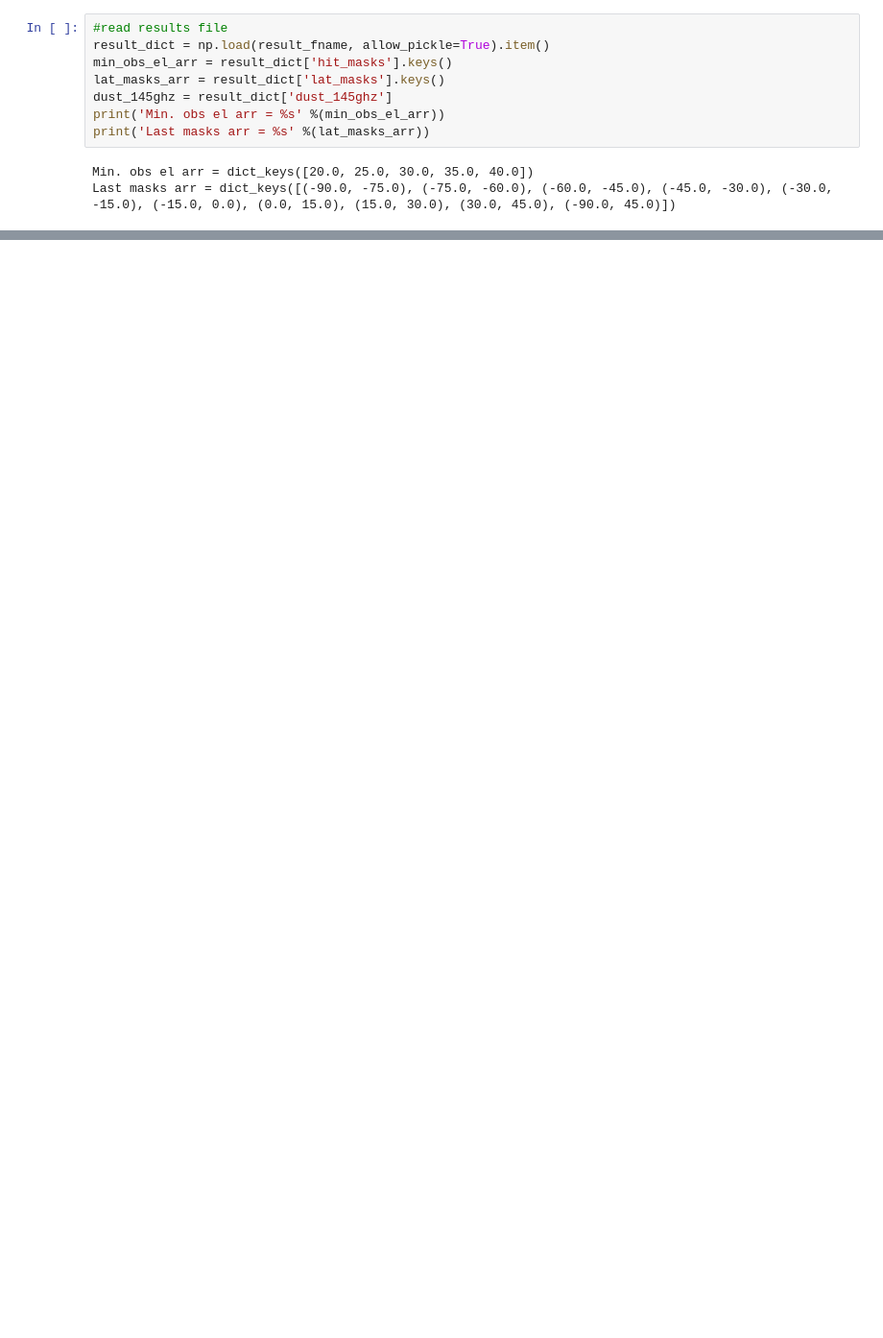
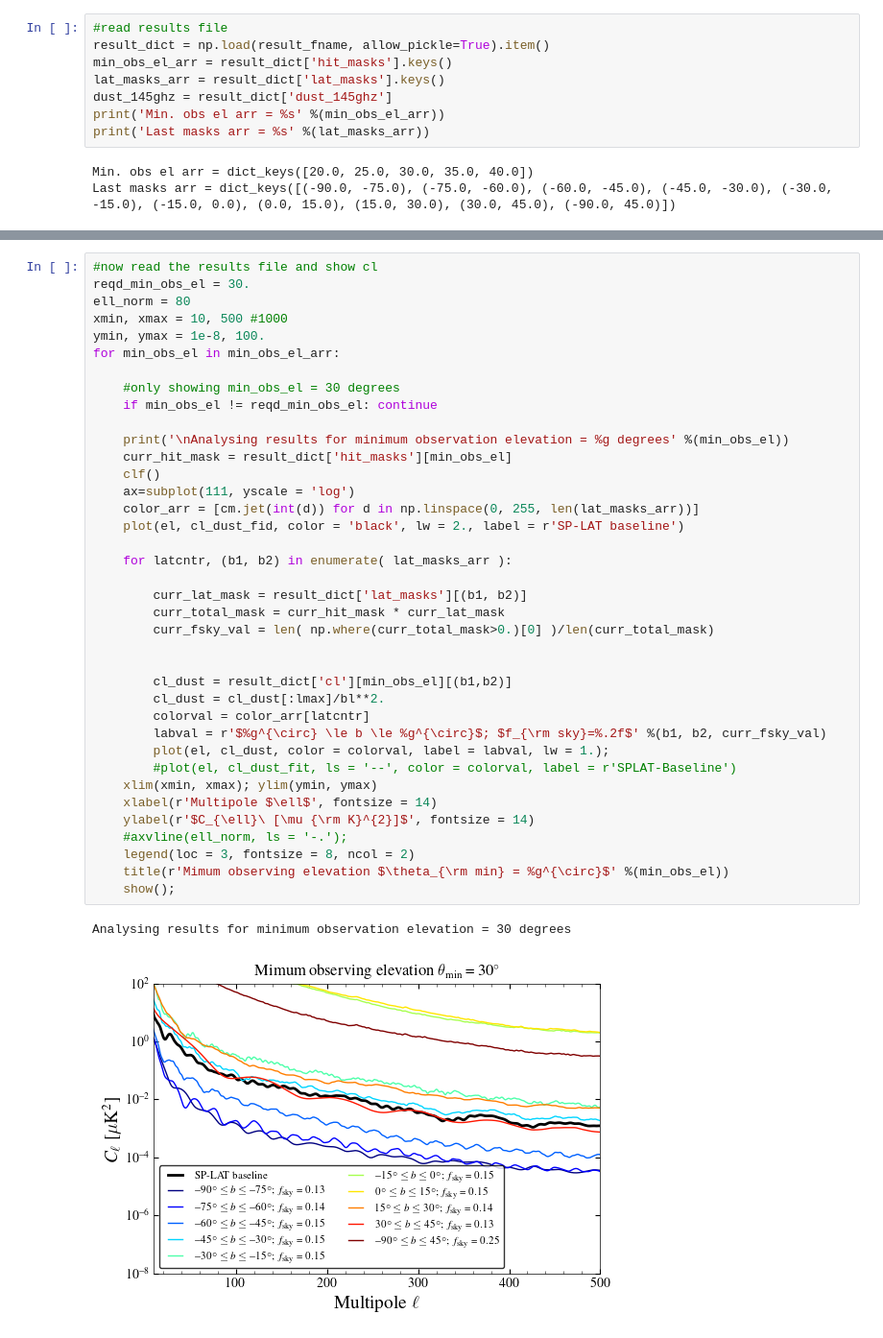
Before and after one commit to sriniraghunathan/cmbs4_minobsel_galcuts, a Jupyter notebook: analyse_results.ipynb, the cells around one changed output, grey strips where cells are left out. Shown: that part at 96% size. Cells and saved outputs as stored; diff of their text form; blank space fills up the shorter version.

```diff
--- a/analyse_results.ipynb
+++ b/analyse_results.ipynb
@@ -55,0 +59,41 @@ cl_dust = cl_dust/bl**2.
+# %%
+#now read the results file and show cl
+reqd_min_obs_el = 30.
+ell_norm = 80
+xmin, xmax = 10, 500 #1000
+ymin, ymax = 1e-8, 100.
+for min_obs_el in min_obs_el_arr:
+
+    #only showing min_obs_el = 30 degrees
+    if min_obs_el != reqd_min_obs_el: continue
+
+    print('\nAnalysing results for minimum observation elevation = %g degrees' %(min_obs_el))
+    curr_hit_mask = result_dict['hit_masks'][min_obs_el]
+    clf()
+    ax=subplot(111, yscale = 'log')
+    color_arr = [cm.jet(int(d)) for d in np.linspace(0, 255, len(lat_masks_arr))]
+    plot(el, cl_dust_fid, color = 'black', lw = 2., label = r'SP-LAT baseline')
+
+    for latcntr, (b1, b2) in enumerate( lat_masks_arr ):
+
+        curr_lat_mask = result_dict['lat_masks'][(b1, b2)]
+        curr_total_mask = curr_hit_mask * curr_lat_mask
+        curr_fsky_val = len( np.where(curr_total_mask>0.)[0] )/len(curr_total_mask)
+
+
+        cl_dust = result_dict['cl'][min_obs_el][(b1,b2)]
+        cl_dust = cl_dust[:lmax]/bl**2.
+        colorval = color_arr[latcntr]
+        labval = r'$%g^{\circ} \le b \le %g^{\circ}$; $f_{\rm sky}=%.2f$' %(b1, b2, curr_fsky_val)
+        plot(el, cl_dust, color = colorval, label = labval, lw = 1.);
+        #plot(el, cl_dust_fit, ls = '--', color = colorval, label = r'SPLAT-Baseline')
+    xlim(xmin, xmax); ylim(ymin, ymax)
+    xlabel(r'Multipole $\ell$', fontsize = 14)
+    ylabel(r'$C_{\ell}\ [\mu {\rm K}^{2}]$', fontsize = 14)
+    #axvline(ell_norm, ls = '-.');
+    legend(loc = 3, fontsize = 8, ncol = 2)
+    title(r'Mimum observing elevation $\theta_{\rm min} = %g^{\circ}$' %(min_obs_el))
+    show();
+# %% [output]
+Analysing results for minimum observation elevation = 30 degrees
+[figure, added]
```
Also changed, not shown: parts of 17 cells of this notebook, 2 other files.
